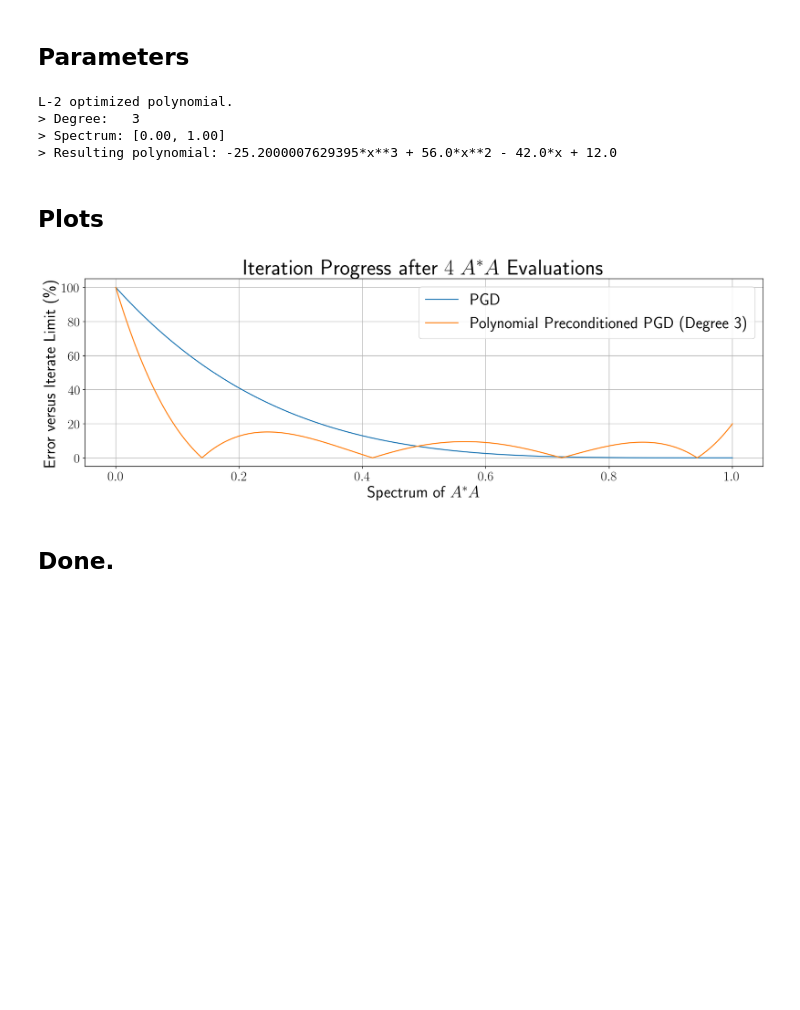
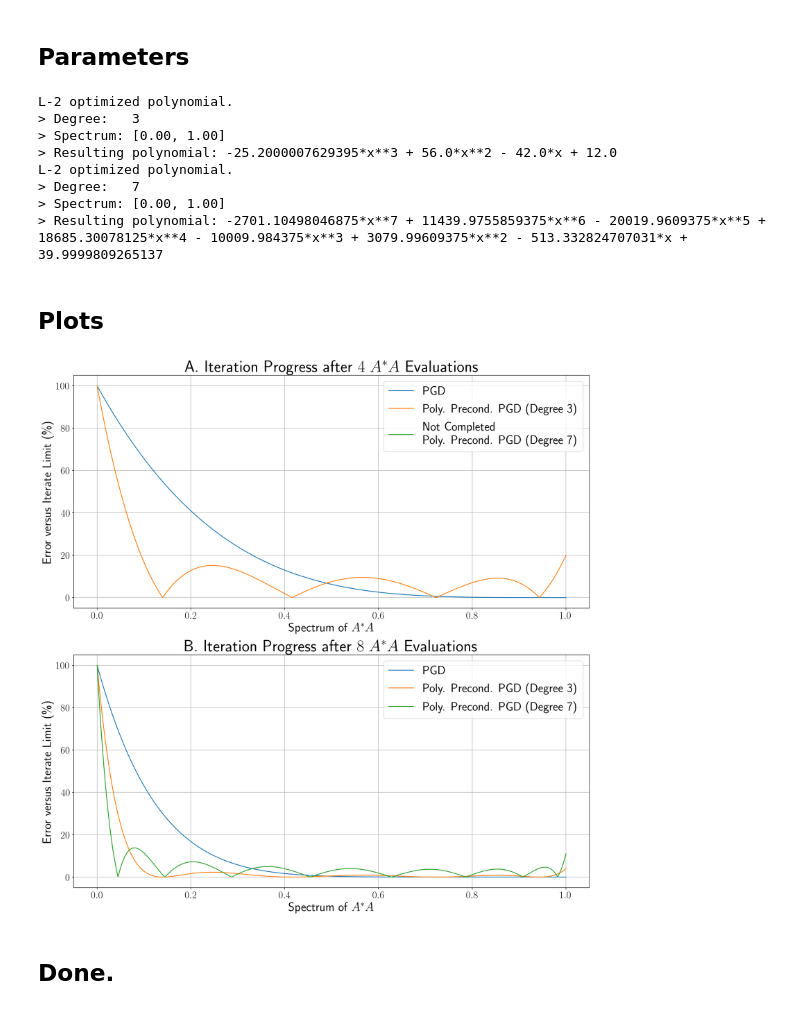
Before and after one commit to sidward/ppcs, a Jupyter notebook: plot_complexity.ipynb, the cells around one changed output. Drawn from its saved outputs; the diff is of its cells as text; code cells hidden in the pictures; blank space fills up the shorter version.

Commit message:
Update complexity plot.

```diff
--- a/plot_complexity.ipynb
+++ b/plot_complexity.ipynb
@@ -23,10 +22,15 @@ degree = 3
 # %%
-(c, p) = optpoly.l_2_opt(degree, l, L, verbose=True)
+(c, _) = optpoly.l_2_opt(3, l, L, verbose=True)
+(C, _) = optpoly.l_2_opt(7, l, L, verbose=True)
 # %% [output]
 L-2 optimized polynomial.
 > Degree:   3
 > Spectrum: [0.00, 1.00]
 > Resulting polynomial: -25.2000007629395*x**3 + 56.0*x**2 - 42.0*x + 12.0
+L-2 optimized polynomial.
+> Degree:   7
+> Spectrum: [0.00, 1.00]
+> Resulting polynomial: -2701.10498046875*x**7 + 11439.9755859375*x**6 - 20019.9609375*x**5 + 18685.30078125*x**4 - 10009.984375*x**3 + 3079.99609375*x**2 - 513.332824707031*x + 39.9999809265137
 # %% [markdown]
 ## Plots
 # %%
@@ -38,20 +42,31 @@ def eval_poly(c):
         return c[0]
     return c[0] + ax_x * eval_poly(c[1:])
 # %%
-f_pgd  = np.abs(1 - ax_x)**(degree + 1)
+f_pgd  = np.abs(1 - ax_x)**(3 + 1)
 f_ppgd = np.abs(1 - eval_poly(c) * ax_x)
+f_PPGD = np.abs(1 - eval_poly(C) * ax_x)
-# %%
-fig, axs = plt.subplots(1, 1, figsize=(18, 5), dpi=150)
-
-axs.plot(ax_x, 100 * f_pgd)
-axs.plot(ax_x, 100 * f_ppgd)
-axs.grid()
-axs.legend(["PGD", "Polynomial Preconditioned PGD (Degree 3)"], fontsize=24)
-axs.set_xlabel(r"Spectrum of $A^*A$", fontsize=24)
-axs.set_ylabel("Error versus Iterate Limit (\%)", fontsize=24)
-
-axs.set_title("Iteration Progress after $%d\;A^*A$ Evaluations" % (degree + 1), fontsize=32);
-# %% [output]
-[figure, removed]
+# %%
+fig, axs = plt.subplots(2, 1, figsize=(18, 18), dpi=150)
+
+axs[0].plot(ax_x, 100 * f_pgd)
+axs[0].plot(ax_x, 100 * f_ppgd)
+axs[0].plot([], [])
+
+axs[1].plot(ax_x, 100 * f_pgd**2)
+axs[1].plot(ax_x, 100 * f_ppgd**2)
+axs[1].plot(ax_x, 100 * f_PPGD)
+
+axs[0].legend(["PGD", "Poly. Precond. PGD (Degree 3)", "Not Completed\nPoly. Precond. PGD (Degree 7)"], fontsize=24)
+axs[1].legend(["PGD", "Poly. Precond. PGD (Degree 3)", "Poly. Precond. PGD (Degree 7)"], fontsize=24)
+
+axs[0].set_title("A. Iteration Progress after $%d\;A^*A$ Evaluations" % (3 + 1), fontsize=32)
+axs[1].set_title("B. Iteration Progress after $%d\;A^*A$ Evaluations" % (7 + 1), fontsize=32)
+
+for ax in axs.ravel():
+    ax.grid()
+    ax.set_xlabel(r"Spectrum of $A^*A$", fontsize=24)
+    ax.set_ylabel("Error versus Iterate Limit (\%)", fontsize=24)
+# %% [output]
+[figure, added]
 # %% [markdown]
 ## Done.
```
Also changed, not shown: parts of 1 cell of this notebook.
